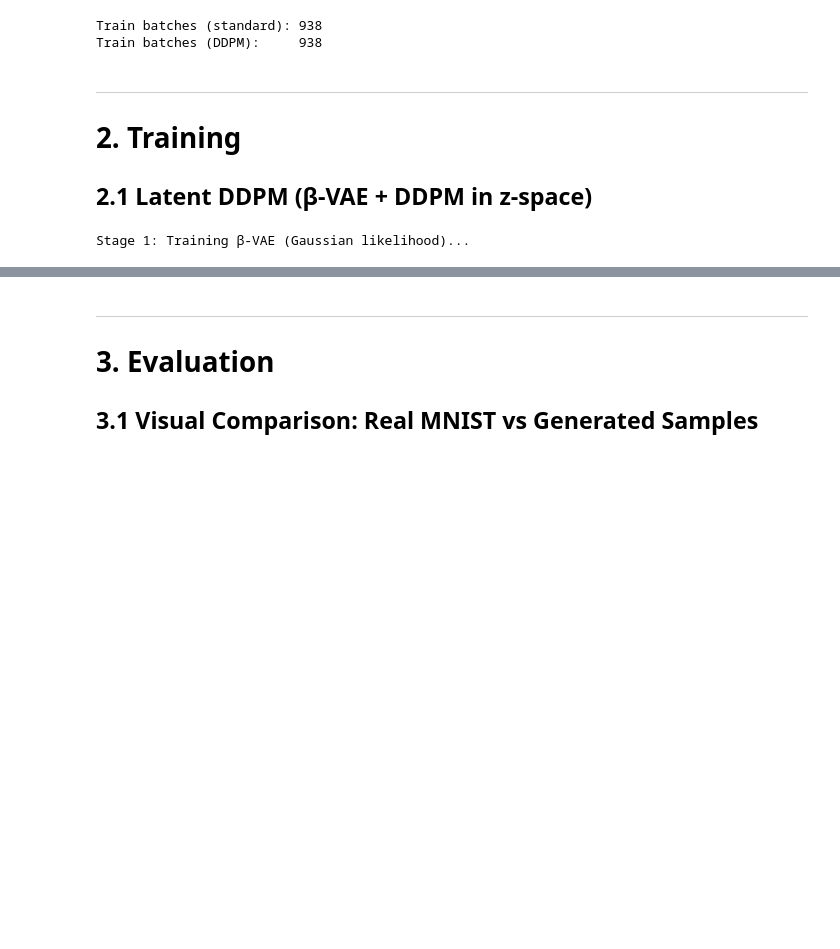
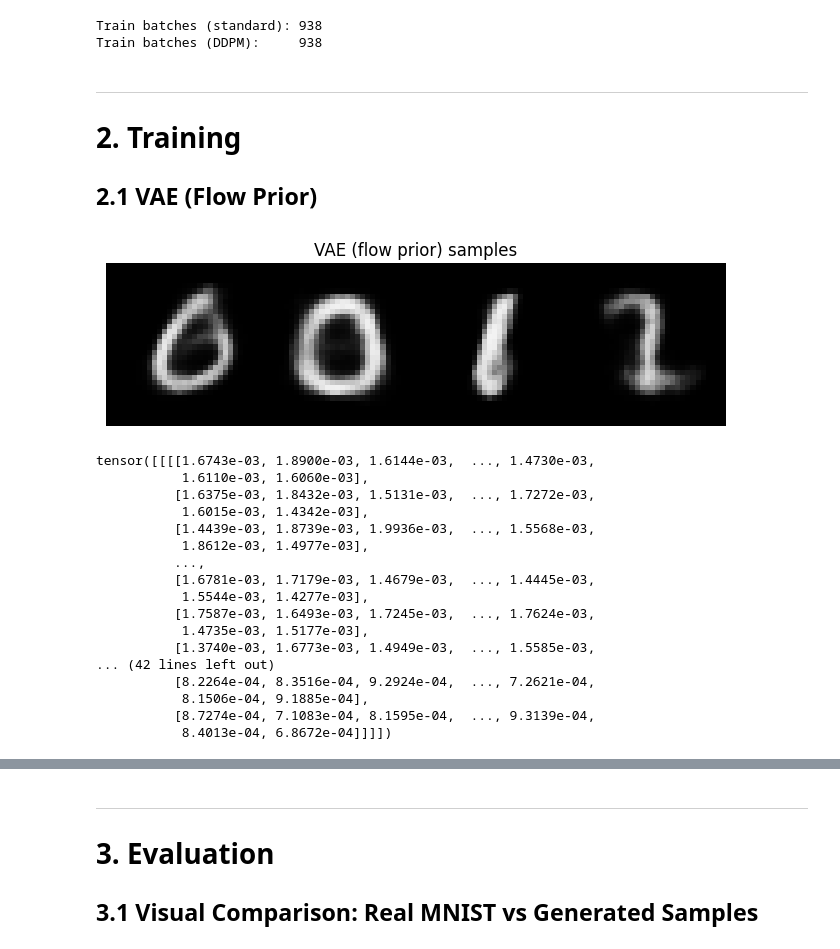
Before and after one commit to V4ldeSalnikov/Advanced-Machine-learning, a Jupyter notebook: LatentDDPMwNB/experiments.ipynb, the cells around one changed output, grey strips where cells are left out. Drawn from its saved outputs; the diff is of its cells as text; code cells hidden in the pictures; blank space fills up the shorter version.

```diff
--- a/LatentDDPMwNB/experiments.ipynb
+++ b/LatentDDPMwNB/experiments.ipynb
@@ -105,35 +139,32 @@ Train batches (DDPM):     938
 ---
 # 2. Training
 
-## 2.1 Latent DDPM (β-VAE + DDPM in z-space)
+## 2.1 VAE (Flow Prior)
 # %%
-latent_ddpm = LatentDDPMModel(
-    device=device,
-    beta=LDDPM_BETA,
-    latent_dim=LATENT_DIM,
-    vae_hidden=VAE_HIDDEN,
-    T=DDPM_T,
+vae_flow = VAEModel(
+    device=device, beta=1.0, latent_dim=LATENT_DIM, hidden=VAE_HIDDEN,
+    prior_type='flow', model_name='vae_flow',
 )
+vae_flow.train_model(train_loader, epochs=VAE_FLOW_EPOCHS, lr=VAE_FLOW_LR)
+vae_flow.save(OUTDIR / 'vae_flow.pt')
+show_samples(vae_flow, n=4, title='VAE (flow prior) samples',
+             save_path=OUTDIR / 'samples_vae_flow.png')
+# %% [output]
+[figure, added]
+tensor([[[[1.6743e-03, 1.8900e-03, 1.6144e-03,  ..., 1.4730e-03,
+           1.6110e-03, 1.6060e-03],
+          [1.6375e-03, 1.8432e-03, 1.5131e-03,  ..., 1.7272e-03,
+           1.6015e-03, 1.4342e-03],
+          [1.4439e-03, 1.8739e-03, 1.9936e-03,  ..., 1.5568e-03,
+           1.8612e-03, 1.4977e-03],
+          ...,
+          [1.6781e-03, 1.7179e-03, 1.4679e-03,  ..., 1.4445e-03,
+           1.5544e-03, 1.4277e-03],
+          [1.7587e-03, 1.6493e-03, 1.7245e-03,  ..., 1.7624e-03,
+           1.4735e-03, 1.5177e-03],
+          [1.3740e-03, 1.6773e-03, 1.4949e-03,  ..., 1.5585e-03,
+... (42 lines left out)
+          [8.2264e-04, 8.3516e-04, 9.2924e-04,  ..., 7.2621e-04,
+           8.1506e-04, 9.1885e-04],
+          [8.7274e-04, 7.1083e-04, 8.1595e-04,  ..., 9.3139e-04,
+           8.4013e-04, 6.8672e-04]]]])
-# %%
-# Stage 1: Train the β-VAE
-print('Stage 1: Training β-VAE (Gaussian likelihood)...')
-
-# Support both old/new class signatures if notebook kernel still has stale imports
-import inspect
-sig = inspect.signature(latent_ddpm.train_vae)
-if 'beta_warmup_epochs' in sig.parameters:
-    latent_ddpm.train_vae(
-        train_loader,
-        epochs=LDDPM_VAE_EPOCHS,
-        lr=LDDPM_VAE_LR,
-        beta_warmup_epochs=int(LDDPM_VAE_WARMUP_EPOCHS),
-    )
-else:
-    print('⚠️ Using legacy train_vae signature (no beta_warmup_epochs).')
-    latent_ddpm.train_vae(
-        train_loader,
-        epochs=LDDPM_VAE_EPOCHS,
-        lr=LDDPM_VAE_LR,
-    )
-# %% [output]
-Stage 1: Training β-VAE (Gaussian likelihood)...
```
Also changed, not shown: parts of 29 cells of this notebook, 7 other files.
